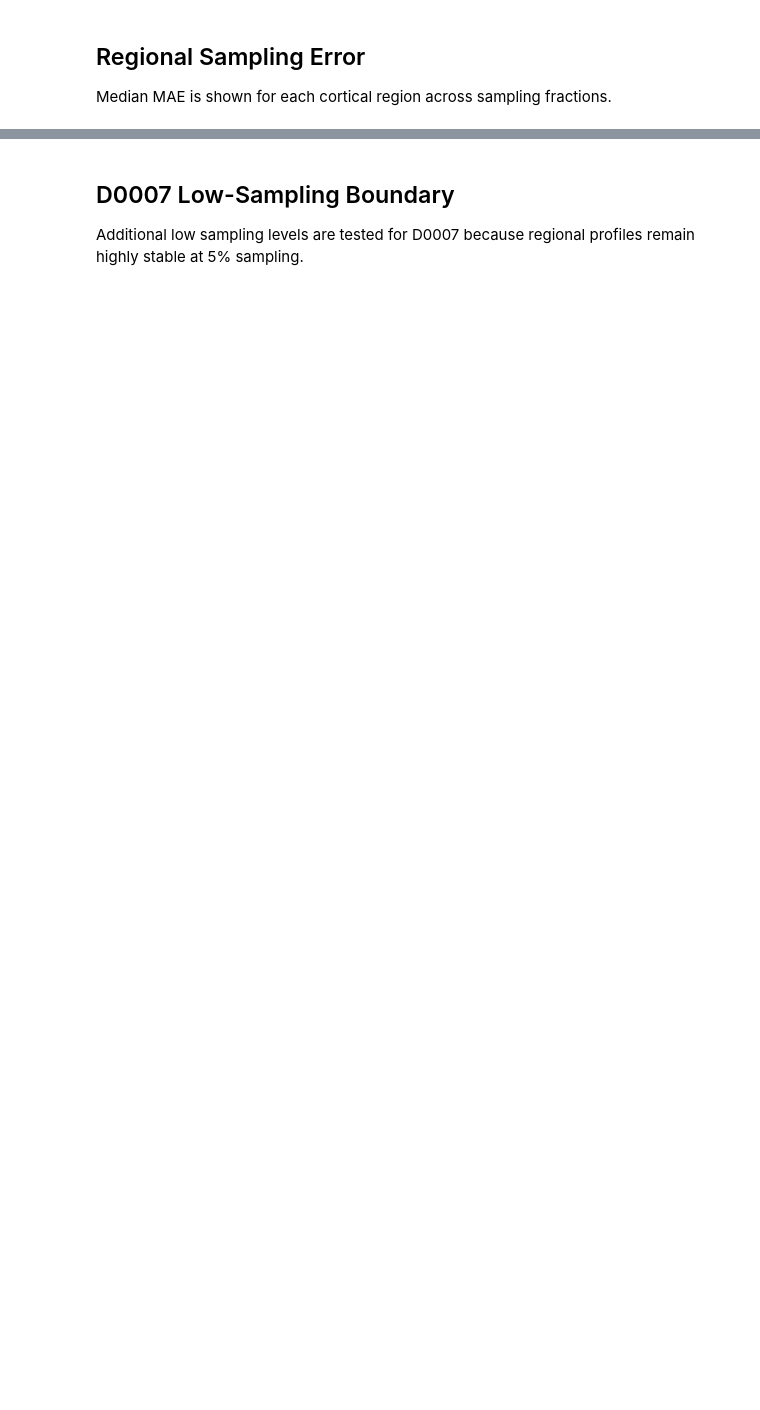
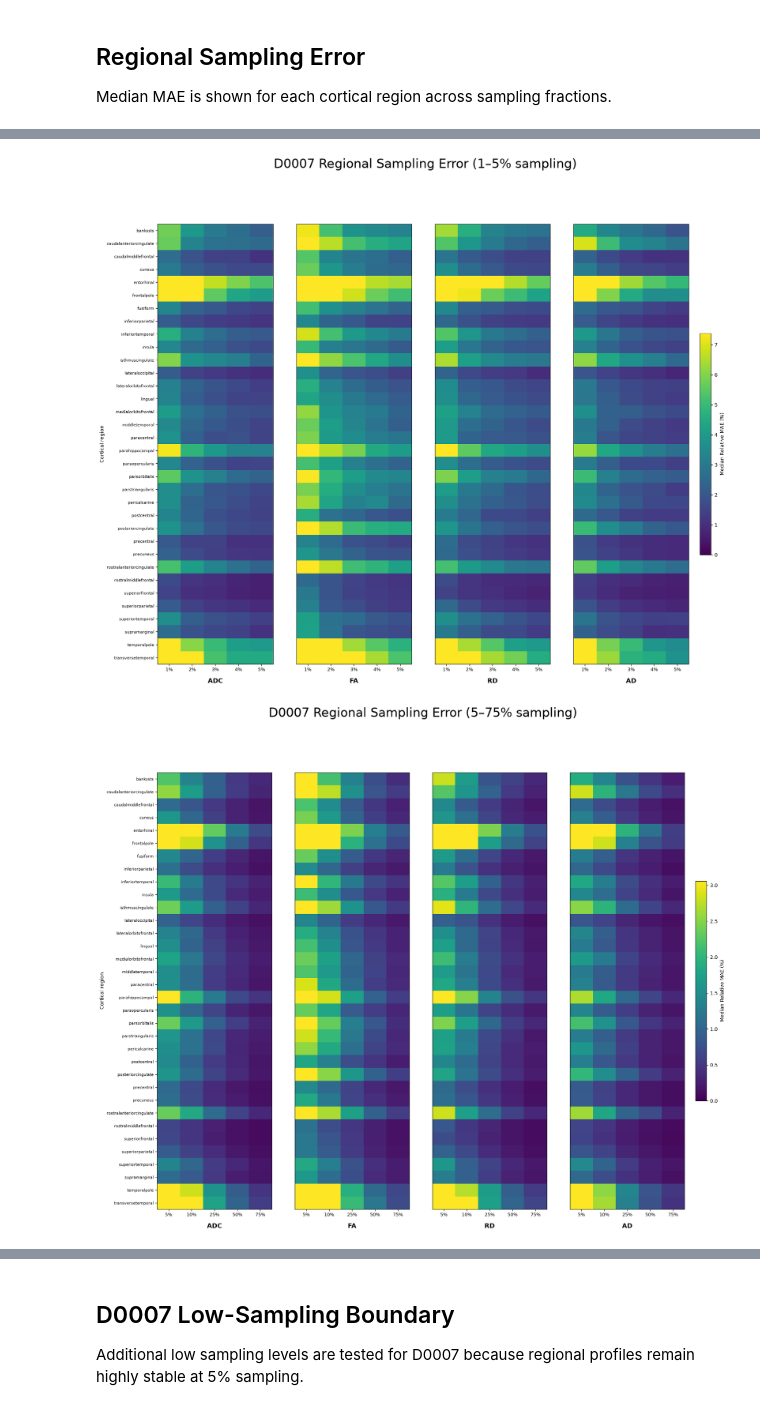
Before and after one commit to chloe-xintong/cortical-column-normative-modeling, a Jupyter notebook: validation/different_sampling.ipynb, the cells around one changed output, grey strips where cells are left out. Cells and saved outputs as stored; diff of their text form; code cells hidden in the pictures; blank space fills up the shorter version.

```diff
--- a/validation/different_sampling.ipynb
+++ b/validation/different_sampling.ipynb
@@ -707,0 +1275,42 @@ Subject-level variability
+# %%
+FINE_FRACTIONS = [
+    0.01,
+    0.02,
+    0.03,
+    0.04,
+    0.05,
+]
+
+MAIN_FRACTIONS = [
+    0.05,
+    0.10,
+    0.25,
+    0.50,
+    0.75,
+]
+plot_subject_relative_mae_heatmaps(
+    "D0007",
+    FINE_FRACTIONS,
+    "1–5% sampling",
+)
+
+plot_subject_relative_mae_heatmaps(
+    "D0007",
+    MAIN_FRACTIONS,
+    "5–75% sampling",
+)
+
+plot_subject_relative_mae_heatmaps(
+    "S00775",
+    FINE_FRACTIONS,
+    "1–5% sampling",
+)
+
+plot_subject_relative_mae_heatmaps(
+    "S00775",
+    MAIN_FRACTIONS,
+    "5–75% sampling",
+)
+# %% [output]
+[figure, added]
+[figure, added]
```
Also changed, not shown: parts of 31 cells of this notebook, 12 other files.
